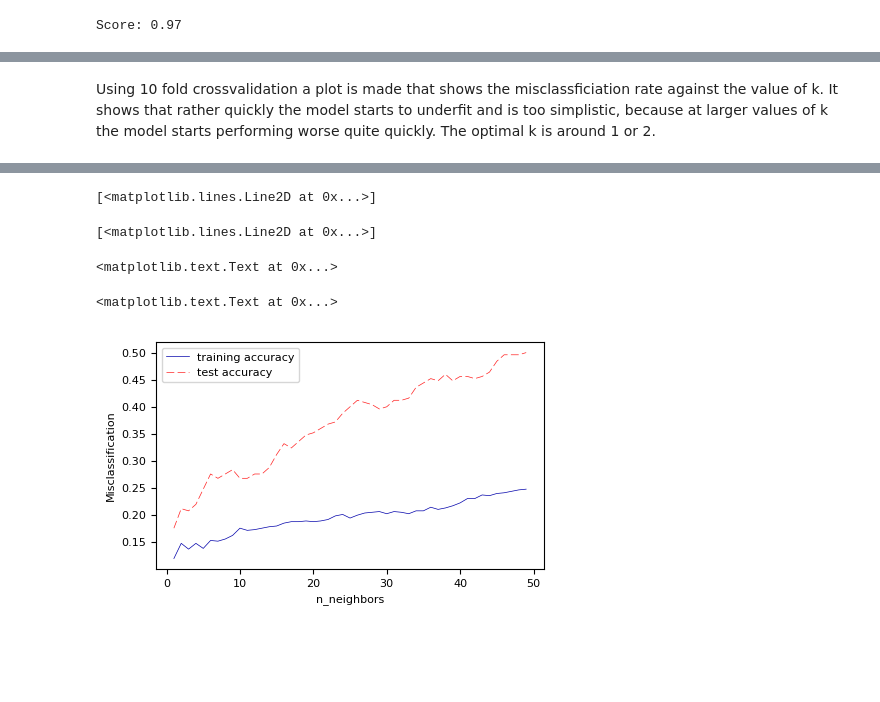
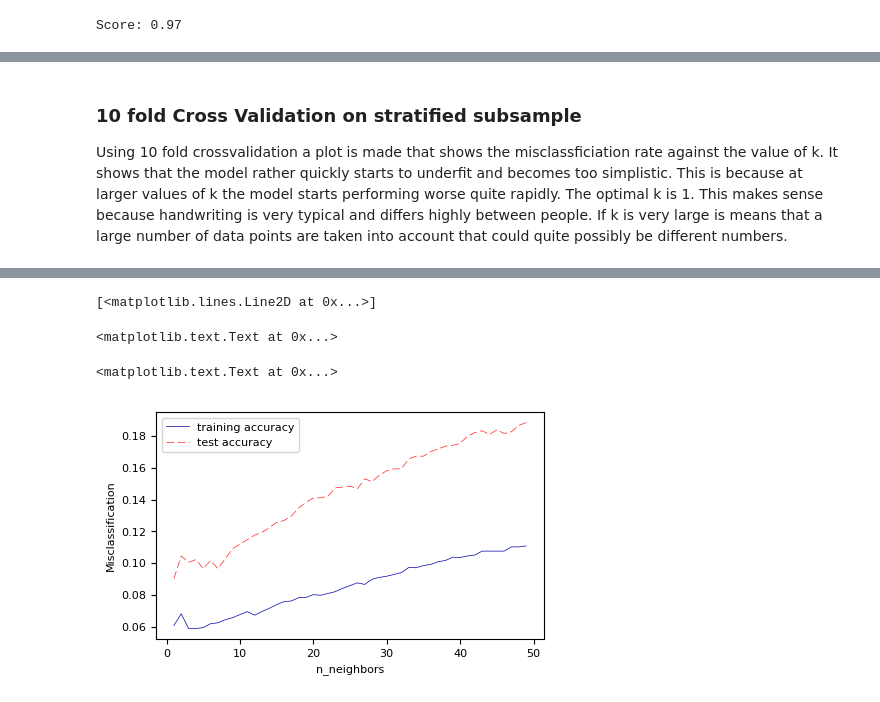
Before and after one commit to KoenvanLaar/Frank-and-Koen-Assignment-1, a Jupyter notebook: Assignment 1 Frank and Koen.ipynb, the cells around one changed output, grey strips where cells are left out. Cells and saved outputs as stored; diff of their text form; code cells hidden in the pictures; blank space fills up the shorter version.

```diff
--- a/Assignment 1 Frank and Koen.ipynb
+++ b/Assignment 1 Frank and Koen.ipynb
@@ -78,19 +81,24 @@ Hello
 # %% [markdown]
+### 10 fold Cross Validation on stratified subsample
+
 Using 10 fold crossvalidation a plot is made that shows the misclassficiation rate against the value of k.
-It shows that rather quickly the model starts to underfit and is too simplistic, because at larger values of k the model starts performing worse quite quickly. The optimal k is around 1 or 2.
+It shows that the model rather quickly starts to underfit and becomes too simplistic. This is because at larger values of k the model starts performing worse quite rapidly. The optimal k is 1. This makes sense because handwriting is very typical and differs highly between people. If k is very large is means that a large number of data points are taken into account that could quite possibly be different numbers.
 # %%
 from sklearn.model_selection import KFold #Import function to do stratified cross validation
 from sklearn.model_selection import cross_val_score #Import CV function
+from sklearn.neighbors import KNeighborsClassifier
+from sklearn.model_selection import train_test_split
 
 #I am importing this so that we can run this code without the running the other code that takes very long.
 X, y = mnist_data.get_data(target=mnist_data.default_target_attribute)
 #Making a subset. This needs to be 7000 for the final calculations but for now 700 will do for testing I think
 #NEEDS TO BE 7000 for final answer!!!!!!
-X_smal = X[:1000]
-y_smal = y[:1000]
+X_smal = X[:7000]
+y_smal = y[:7000]
 
 #So instead of the whole nmist data-set we only use the first 700 cases
 X_train, X_test, y_train, y_test = train_test_split(X_smal, y_smal, random_state=0)
+#X_train, X_test, y_train, y_test = train_test_split(X, y, train_size=0.1, stratify=y)
 
 # Build a list of the training and test scores for increasing k to use this to make a plot later on
 training_accuracy = []
@@ -126,6 +134,5 @@ Wall time: 0 ns
 [<matplotlib.lines.Line2D at 0x...>]
-[<matplotlib.lines.Line2D at 0x...>]
+<matplotlib.text.Text at 0x...>
 <matplotlib.text.Text at 0x...>
-<matplotlib.text.Text at 0x...>
-[figure, old version]
+[figure, new version]
 # %% [markdown]
```
Also changed, not shown: parts of 14 cells of this notebook.
